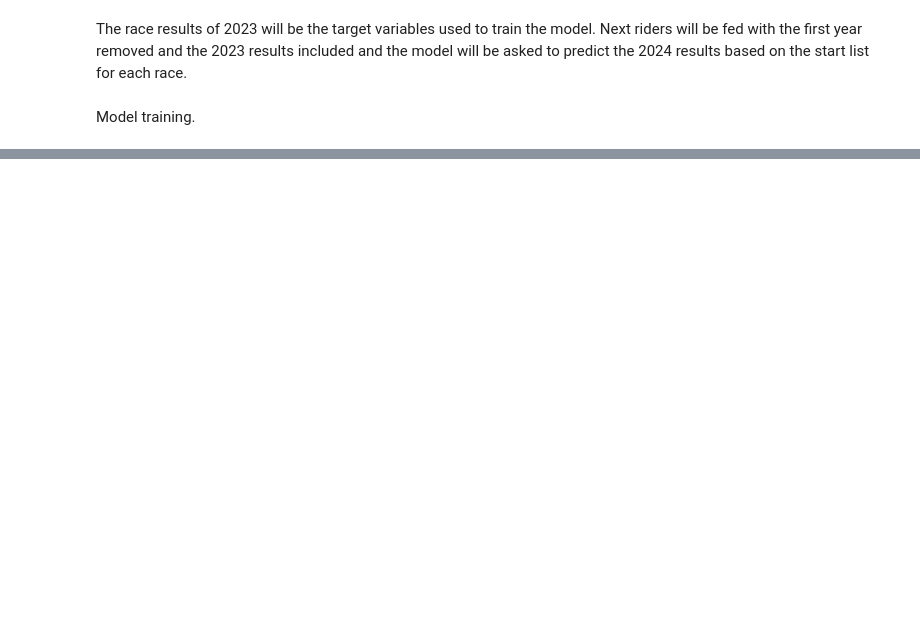
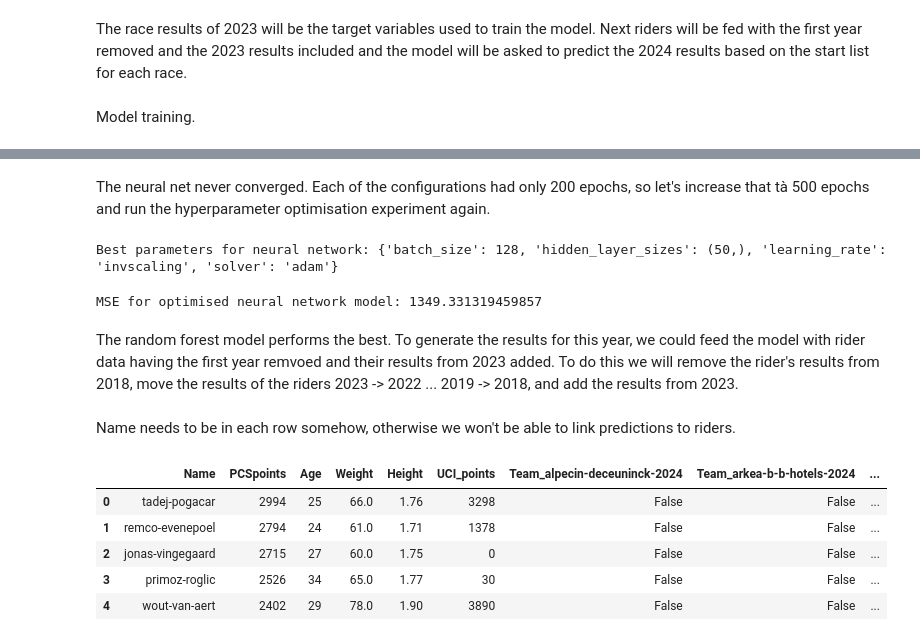
Before and after one commit to BasCarpentero/SporzaWielerBot, a Jupyter notebook: sporzawielerbot.ipynb, the cells around one changed output, grey strips where cells are left out. Cells and saved outputs as stored; diff of their text form; code cells hidden in the pictures; blank space fills up the shorter version.

```diff
--- a/sporzawielerbot.ipynb
+++ b/sporzawielerbot.ipynb
@@ -369,0 +462,45 @@ array([[ 80.48183545,  98.19923009, 115.46573171,  53.84866679,
+# %% [markdown]
+The neural net never converged. Each of the configurations had only 200 epochs, so let's increase that tà 500 epochs and run the hyperparameter optimisation experiment again.
+# %%
+NN_model = MLPRegressor(max_iter=2000)
+
+param_grid_nn = {
+    "batch_size": [128, 256],
+    "hidden_layer_sizes": [(50,), (100,), (50, 50)],
+    "solver": ["adam", "sgd"],
+    "learning_rate": ["invscaling"]
+}
+
+grid_search = GridSearchCV(NN_model, param_grid_nn, cv=5)
+grid_search.fit(X_train, y_train)
+
+print(f"Best parameters for neural network: {grid_search.best_params_}")
+# %% [output]
+Best parameters for neural network: {'batch_size': 128, 'hidden_layer_sizes': (50,), 'learning_rate': 'invscaling', 'solver': 'adam'}
+# %%
+NN_model = MLPRegressor(max_iter=2000,
+                       batch_size=128,
+                       hidden_layer_sizes=(50,),
+                       learning_rate="invscaling",
+                       solver="adam")
+NN_model.fit(X_train, y_train)
+
+y_pred = NN_model.predict(X_test)
+mse = mean_squared_error(y_test, y_pred)
+print("MSE for optimised neural network model:", mse)
+# %% [output]
+MSE for optimised neural network model: 1349.331319459857
+# %% [markdown]
+The random forest model performs the best. To generate the results for this year, we could feed the model with rider data having the first year remvoed and their results from 2023 added. To do this we will remove the rider's results from 2018, move the results of the riders 2023 -> 2022 ... 2019 -> 2018, and add the results from 2023.
+# %% [markdown]
+Name needs to be in each row somehow, otherwise we won't be able to link predictions to riders.
+# %%
+cont_rider_data = rider_data.copy()
+cont_rider_data.head()
+# %% [output]
+|  | Name | PCSpoints | Age | Weight | Height | UCI_points | Team_alpecin-deceuninck-2024 | Team_arkea-b-b-hotels-2024 | ... |
+| 0 | tadej-pogacar | 2994 | 25 | 66.0 | 1.76 | 3298 | False | False | ... |
+| 1 | remco-evenepoel | 2794 | 24 | 61.0 | 1.71 | 1378 | False | False | ... |
+| 2 | jonas-vingegaard | 2715 | 27 | 60.0 | 1.75 | 0 | False | False | ... |
+| 3 | primoz-roglic | 2526 | 34 | 65.0 | 1.77 | 30 | False | False | ... |
+| 4 | wout-van-aert | 2402 | 29 | 78.0 | 1.90 | 3890 | False | False | ... |
```
Also changed, not shown: parts of 15 cells of this notebook.
